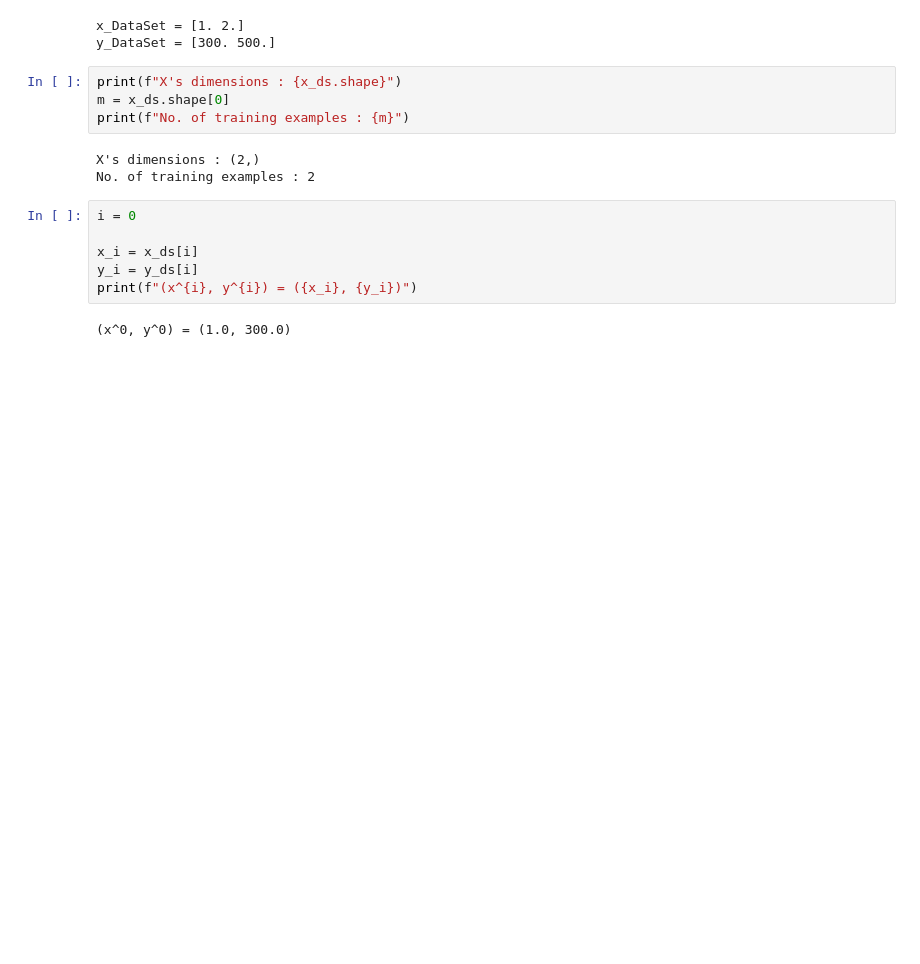
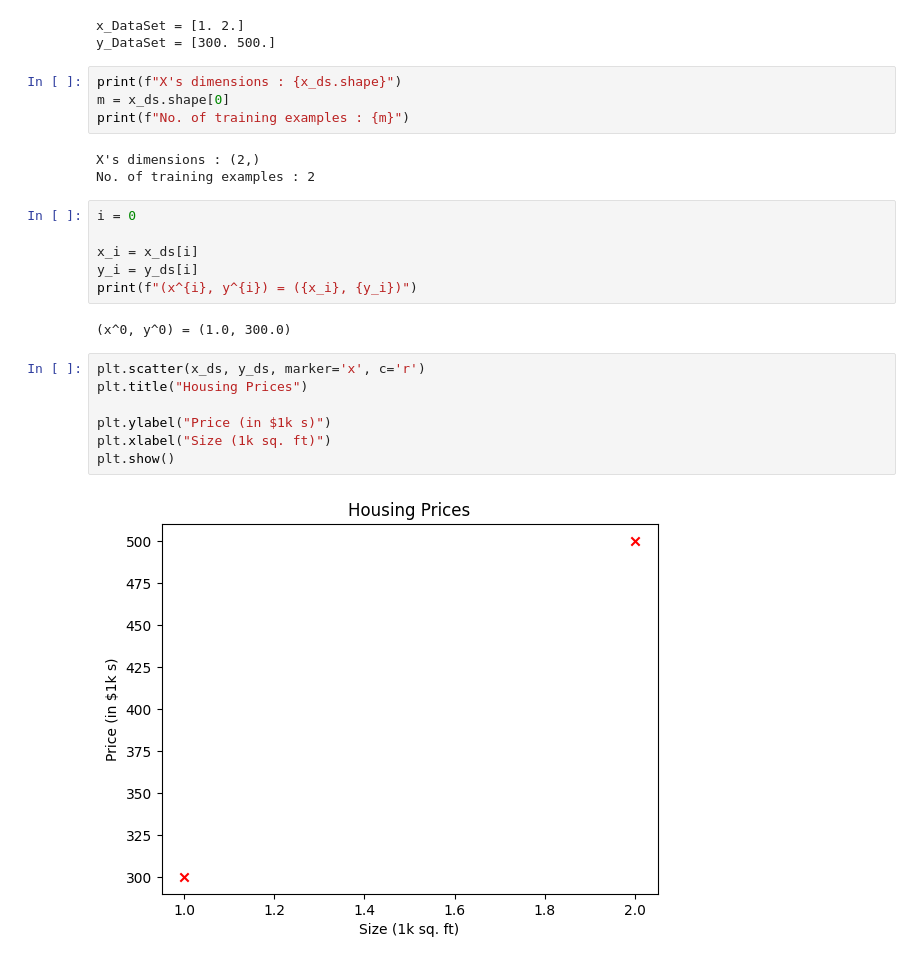
Before and after one commit to cyberpsychofc/ML_Basics, a Jupyter notebook: LinearReg.ipynb, the cells around one changed output. Drawn from its saved outputs; the diff is of its cells as text; blank space fills up the shorter version.

```diff
--- a/LinearReg.ipynb
+++ b/LinearReg.ipynb
@@ -26,3 +26,12 @@ y_i = y_ds[i]
 print(f"(x^{i}, y^{i}) = ({x_i}, {y_i})")
 # %% [output]
 (x^0, y^0) = (1.0, 300.0)
+# %%
+plt.scatter(x_ds, y_ds, marker='x', c='r')
+plt.title("Housing Prices")
+
+plt.ylabel("Price (in $1k s)")
+plt.xlabel("Size (1k sq. ft)")
+plt.show()
+# %% [output]
+[figure, added]
```
Also changed, not shown: parts of 4 cells of this notebook.
